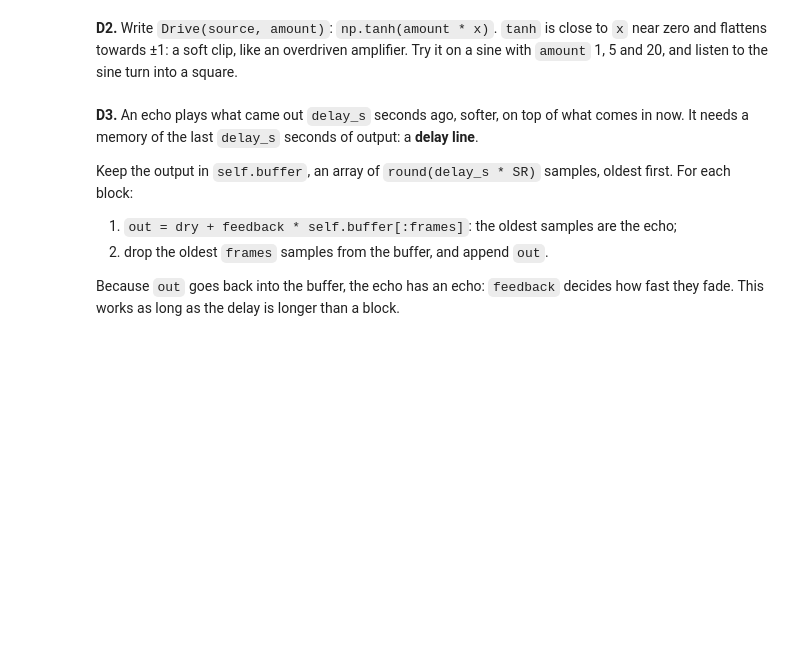
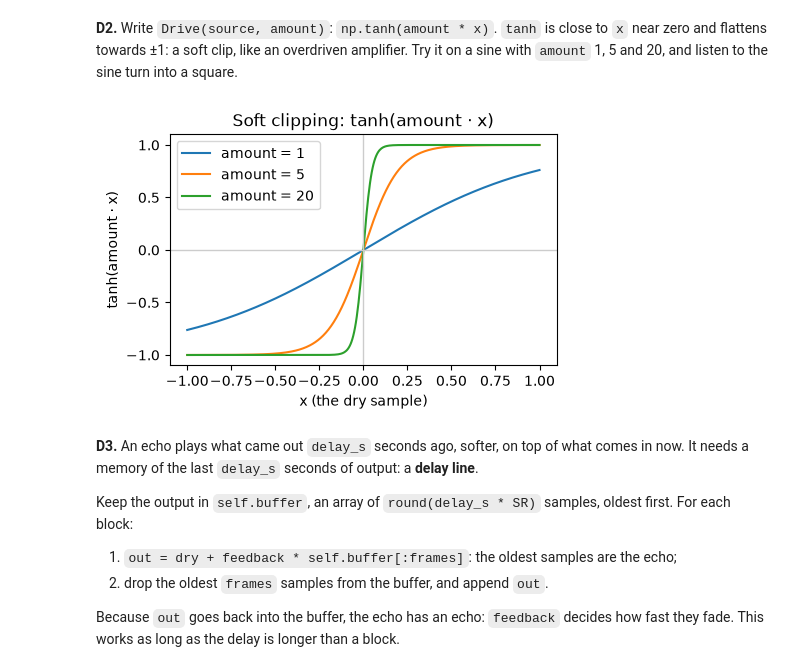
Before and after one commit to fbrusch/actam_2026_public, a Jupyter notebook: lab-06/notebook_solutions.ipynb, the cells around one changed output. Saved outputs shown, nothing was run; the diff lists cells and outputs as text; code cells hidden in the pictures; blank space fills up the shorter version.

```diff
--- a/lab-06/notebook_solutions.ipynb
+++ b/lab-06/notebook_solutions.ipynb
@@ -367,6 +402,22 @@ live(louder)
 louder.g = 1.5
 # %% [markdown]
 **D2.** Write `Drive(source, amount)`: `np.tanh(amount * x)`. `tanh` is close to `x` near zero and flattens towards ±1: a soft clip, like an overdriven amplifier. Try it on a sine with `amount` 1, 5 and 20, and listen to the sine turn into a square.
+# %%
+import matplotlib.pyplot as plt
+
+x = np.linspace(-1, 1, 400)
+fig, ax = plt.subplots(figsize=(5, 3))
+for amount in [1, 5, 20]:
+    ax.plot(x, np.tanh(amount * x), label=f"amount = {amount}")
+ax.axhline(0, color="0.8", linewidth=1)
+ax.axvline(0, color="0.8", linewidth=1)
+ax.set_xlabel("x (the dry sample)")
+ax.set_ylabel("tanh(amount · x)")
+ax.set_title("Soft clipping: tanh(amount · x)")
+ax.legend()
+plt.show()
+# %% [output]
+[figure, added]
 # %%
 class Drive:
     def __init__(self, source, amount=5):
```
Also changed, not shown: parts of 2 cells of this notebook.
